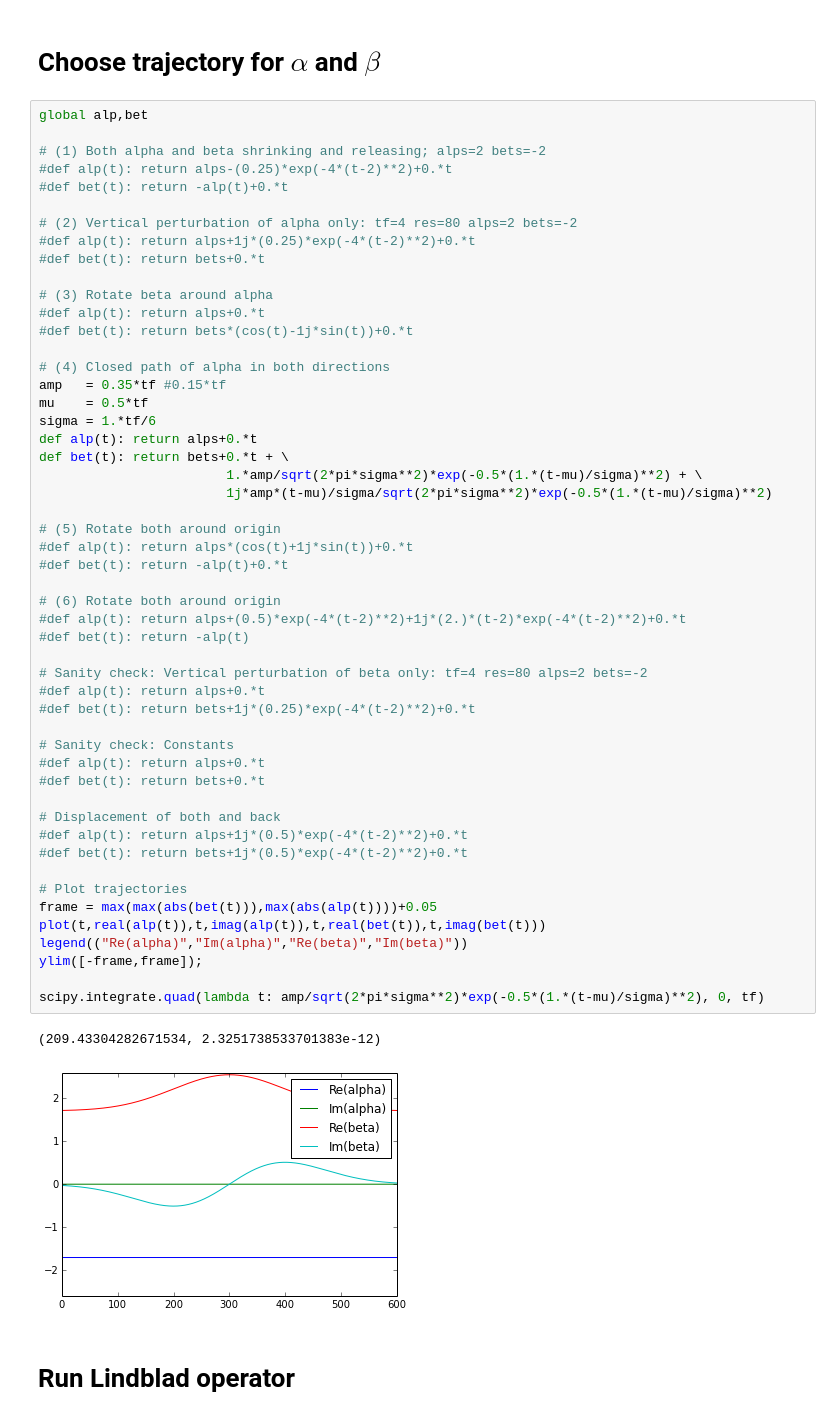
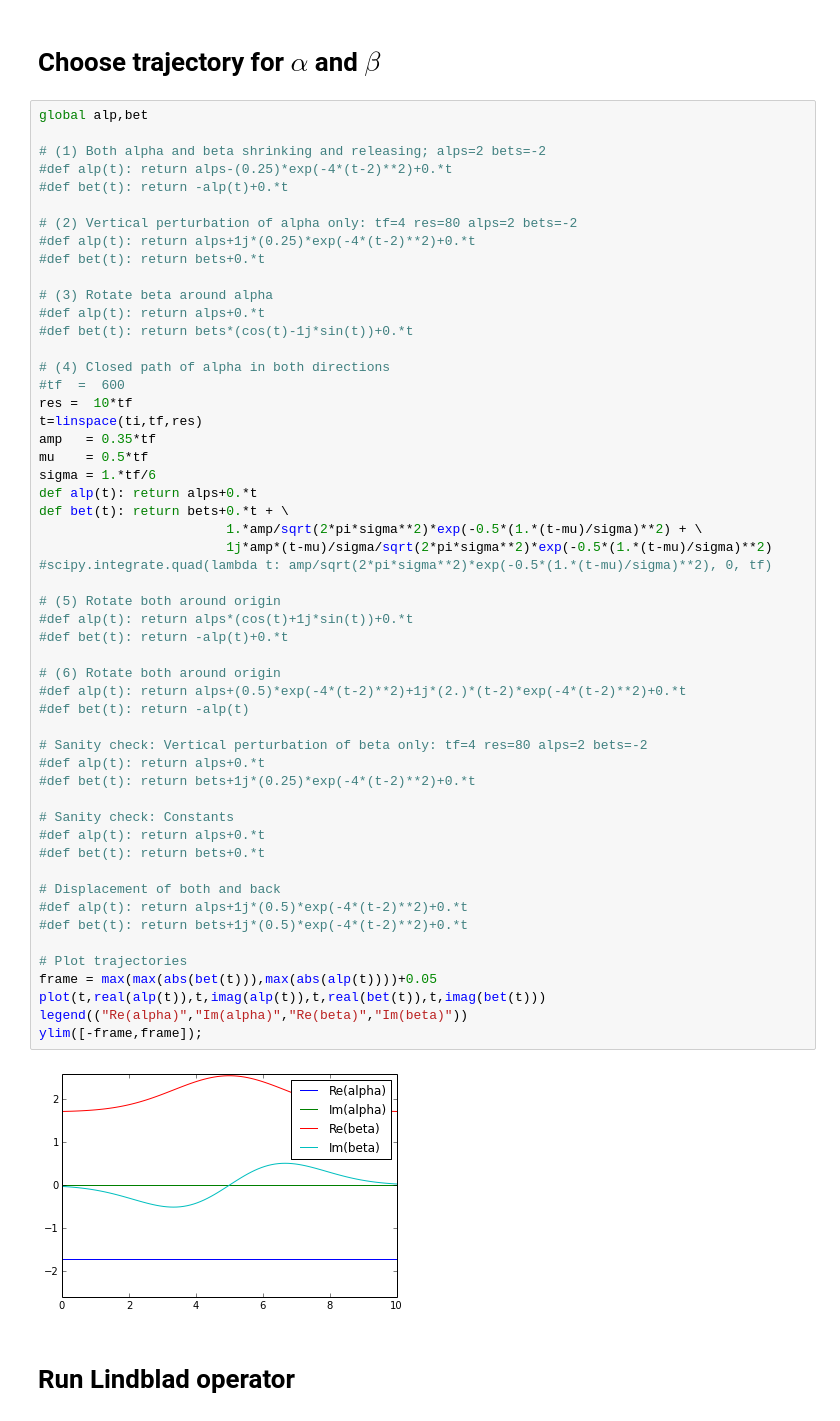
Before and after one commit to valbert4/qutip, a Jupyter notebook: cats.ipynb, the cells around one changed output. Saved outputs shown, nothing was run; the diff lists cells and outputs as text.

```diff
--- a/cats.ipynb
+++ b/cats.ipynb
@@ -63,44 +63,45 @@ global alp,bet
 #def bet(t): return bets*(cos(t)-1j*sin(t))+0.*t
 
 # (4) Closed path of alpha in both directions
-amp   = 0.35*tf #0.15*tf
+#tf  =  600
+res =  10*tf
+t=linspace(ti,tf,res)
+amp   = 0.35*tf
 mu    = 0.5*tf
 sigma = 1.*tf/6
 def alp(t): return alps+0.*t
 def bet(t): return bets+0.*t + \
                         1.*amp/sqrt(2*pi*sigma**2)*exp(-0.5*(1.*(t-mu)/sigma)**2) + \
                         1j*amp*(t-mu)/sigma/sqrt(2*pi*sigma**2)*exp(-0.5*(1.*(t-mu)/sigma)**2)
+#scipy.integrate.quad(lambda t: amp/sqrt(2*pi*sigma**2)*exp(-0.5*(1.*(t-mu)/sigma)**2), 0, tf)
 
 # (5) Rotate both around origin
 #def alp(t): return alps*(cos(t)+1j*sin(t))+0.*t
 #def bet(t): return -alp(t)+0.*t
 
 # (6) Rotate both around origin
 #def alp(t): return alps+(0.5)*exp(-4*(t-2)**2)+1j*(2.)*(t-2)*exp(-4*(t-2)**2)+0.*t
 #def bet(t): return -alp(t)
 
 # Sanity check: Vertical perturbation of beta only: tf=4 res=80 alps=2 bets=-2
 #def alp(t): return alps+0.*t
 #def bet(t): return bets+1j*(0.25)*exp(-4*(t-2)**2)+0.*t
 
 # Sanity check: Constants
 #def alp(t): return alps+0.*t
 #def bet(t): return bets+0.*t
 
 # Displacement of both and back
 #def alp(t): return alps+1j*(0.5)*exp(-4*(t-2)**2)+0.*t
 #def bet(t): return bets+1j*(0.5)*exp(-4*(t-2)**2)+0.*t
 
 # Plot trajectories
 frame = max(max(abs(bet(t))),max(abs(alp(t))))+0.05
 plot(t,real(alp(t)),t,imag(alp(t)),t,real(bet(t)),t,imag(bet(t)))
 legend(("Re(alpha)","Im(alpha)","Re(beta)","Im(beta)"))
 ylim([-frame,frame]);
-
-scipy.integrate.quad(lambda t: amp/sqrt(2*pi*sigma**2)*exp(-0.5*(1.*(t-mu)/sigma)**2), 0, tf)
 # %% [output]
-(209.43304282671534, 2.3251738533701383e-12)
-[figure, old version]
+[figure, new version]
 # %% [markdown]
 # Run Lindblad operator
 # %%
```
Also changed, not shown: parts of 11 cells of this notebook, 1 other file.
